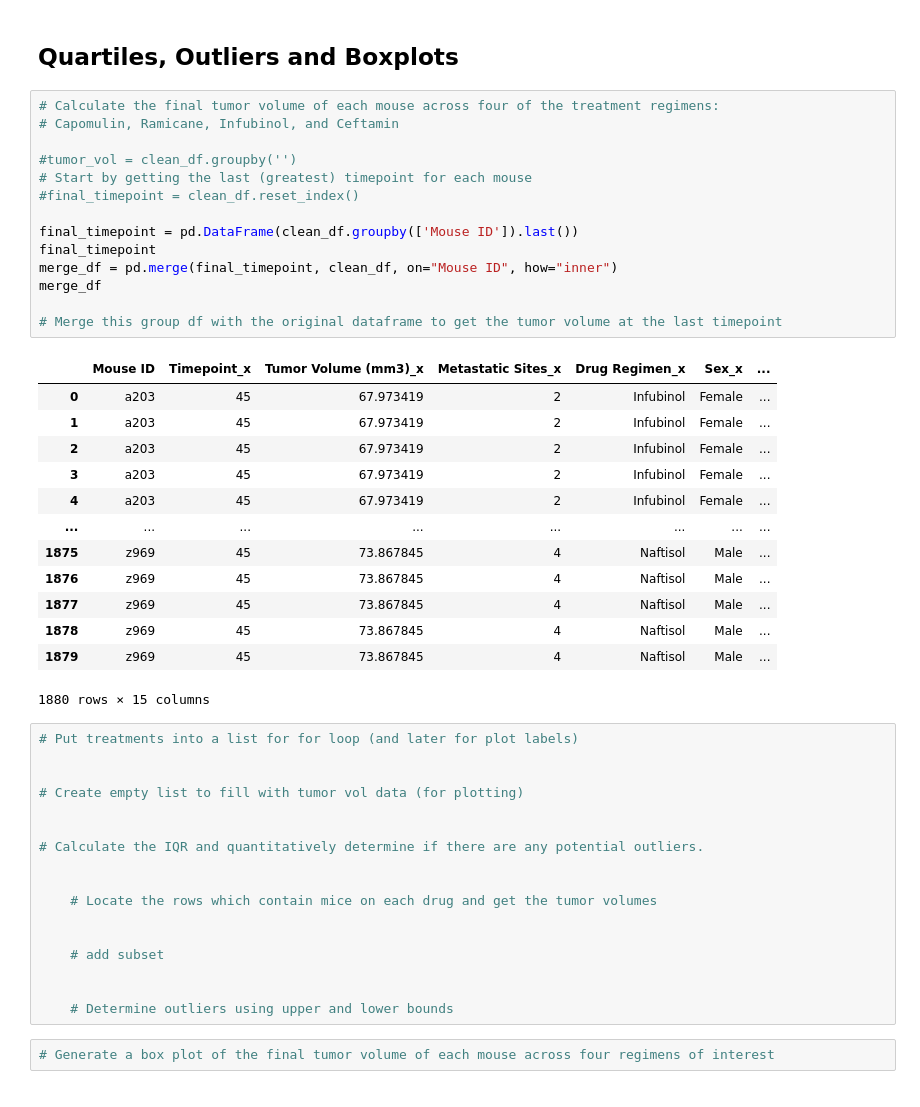
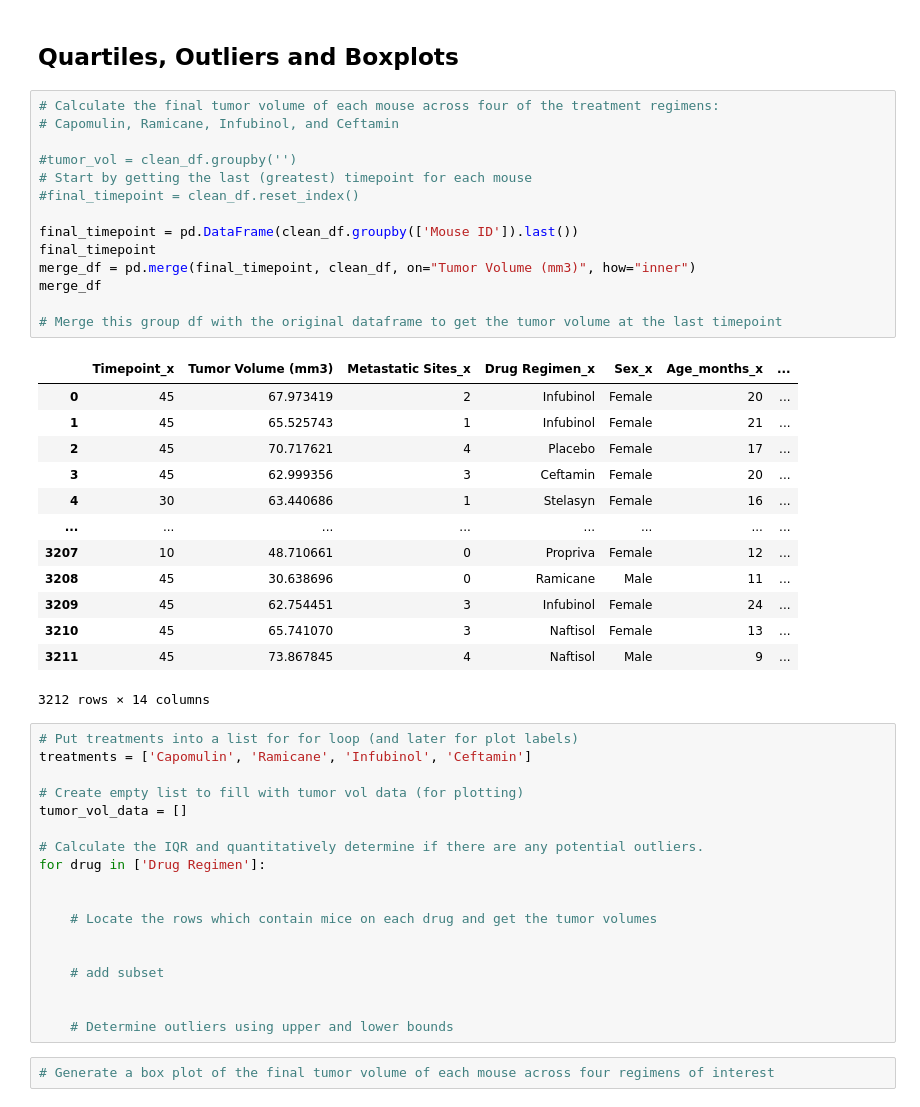
Before and after one commit to Witwer93/matplotlib-pymaceuticals, a Jupyter notebook: pymaceuticals.ipynb, the cells around one changed output. Drawn from its saved outputs; the diff is of its cells as text.

```diff
--- a/pymaceuticals.ipynb
+++ b/pymaceuticals.ipynb
@@ -209,39 +209,40 @@ gender_chart = plt.pie(gender_percents, labels=pie_labels, colors=colors, autopc
 # %%
 # Calculate the final tumor volume of each mouse across four of the treatment regimens:
 # Capomulin, Ramicane, Infubinol, and Ceftamin
 
 #tumor_vol = clean_df.groupby('')
 # Start by getting the last (greatest) timepoint for each mouse
 #final_timepoint = clean_df.reset_index()
 
 final_timepoint = pd.DataFrame(clean_df.groupby(['Mouse ID']).last())
 final_timepoint
-merge_df = pd.merge(final_timepoint, clean_df, on="Mouse ID", how="inner")
+merge_df = pd.merge(final_timepoint, clean_df, on="Tumor Volume (mm3)", how="inner")
 merge_df
 
 # Merge this group df with the original dataframe to get the tumor volume at the last timepoint
 # %% [output]
-|  | Mouse ID | Timepoint_x | Tumor Volume (mm3)_x | Metastatic Sites_x | Drug Regimen_x | Sex_x | ... |
-| 0 | a203 | 45 | 67.973419 | 2 | Infubinol | Female | ... |
-| 1 | a203 | 45 | 67.973419 | 2 | Infubinol | Female | ... |
-| 2 | a203 | 45 | 67.973419 | 2 | Infubinol | Female | ... |
-| 3 | a203 | 45 | 67.973419 | 2 | Infubinol | Female | ... |
-| 4 | a203 | 45 | 67.973419 | 2 | Infubinol | Female | ... |
+|  | Timepoint_x | Tumor Volume (mm3) | Metastatic Sites_x | Drug Regimen_x | Sex_x | Age_months_x | ... |
+| 0 | 45 | 67.973419 | 2 | Infubinol | Female | 20 | ... |
+| 1 | 45 | 65.525743 | 1 | Infubinol | Female | 21 | ... |
+| 2 | 45 | 70.717621 | 4 | Placebo | Female | 17 | ... |
+| 3 | 45 | 62.999356 | 3 | Ceftamin | Female | 20 | ... |
+| 4 | 30 | 63.440686 | 1 | Stelasyn | Female | 16 | ... |
 | ... | ... | ... | ... | ... | ... | ... | ... |
-| 1875 | z969 | 45 | 73.867845 | 4 | Naftisol | Male | ... |
-| 1876 | z969 | 45 | 73.867845 | 4 | Naftisol | Male | ... |
-| 1877 | z969 | 45 | 73.867845 | 4 | Naftisol | Male | ... |
-| 1878 | z969 | 45 | 73.867845 | 4 | Naftisol | Male | ... |
-| 1879 | z969 | 45 | 73.867845 | 4 | Naftisol | Male | ... |
+| 3207 | 10 | 48.710661 | 0 | Propriva | Female | 12 | ... |
+| 3208 | 45 | 30.638696 | 0 | Ramicane | Male | 11 | ... |
+| 3209 | 45 | 62.754451 | 3 | Infubinol | Female | 24 | ... |
+| 3210 | 45 | 65.741070 | 3 | Naftisol | Female | 13 | ... |
+| 3211 | 45 | 73.867845 | 4 | Naftisol | Male | 9 | ... |
-1880 rows × 15 columns
+3212 rows × 14 columns
 # %%
 # Put treatments into a list for for loop (and later for plot labels)
-
+treatments = ['Capomulin', 'Ramicane', 'Infubinol', 'Ceftamin']
 
 # Create empty list to fill with tumor vol data (for plotting)
-
+tumor_vol_data = []
 
 # Calculate the IQR and quantitatively determine if there are any potential outliers.
+for drug in ['Drug Regimen']:
 
 
     # Locate the rows which contain mice on each drug and get the tumor volumes
```
Also changed, not shown: parts of 2 cells of this notebook.
